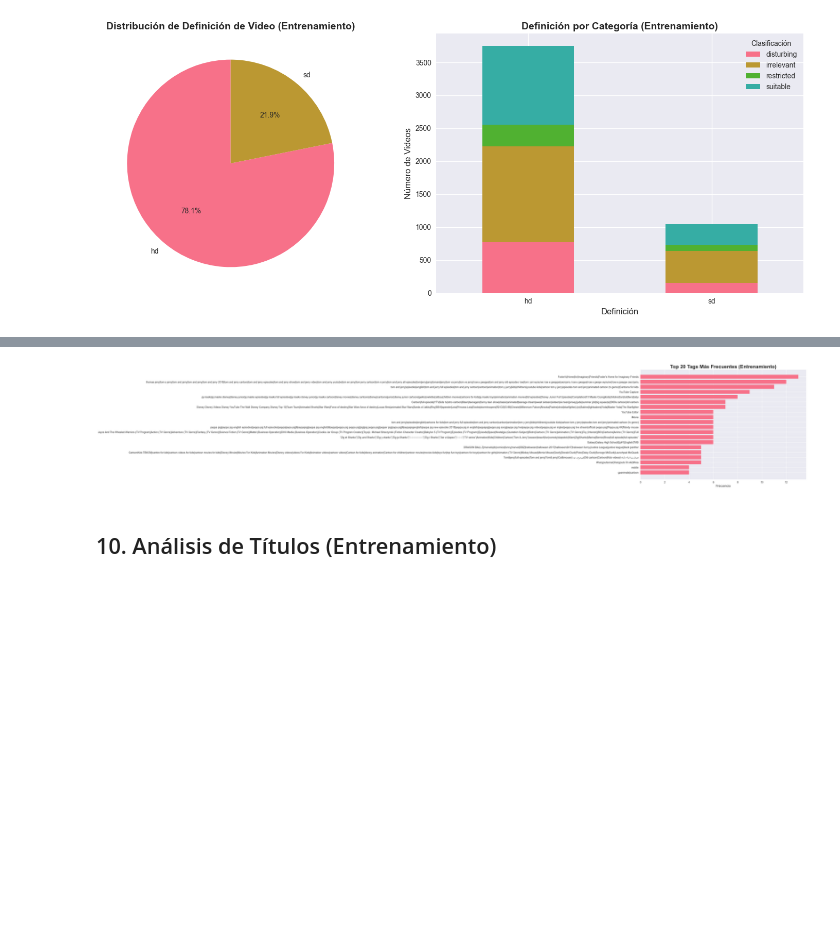
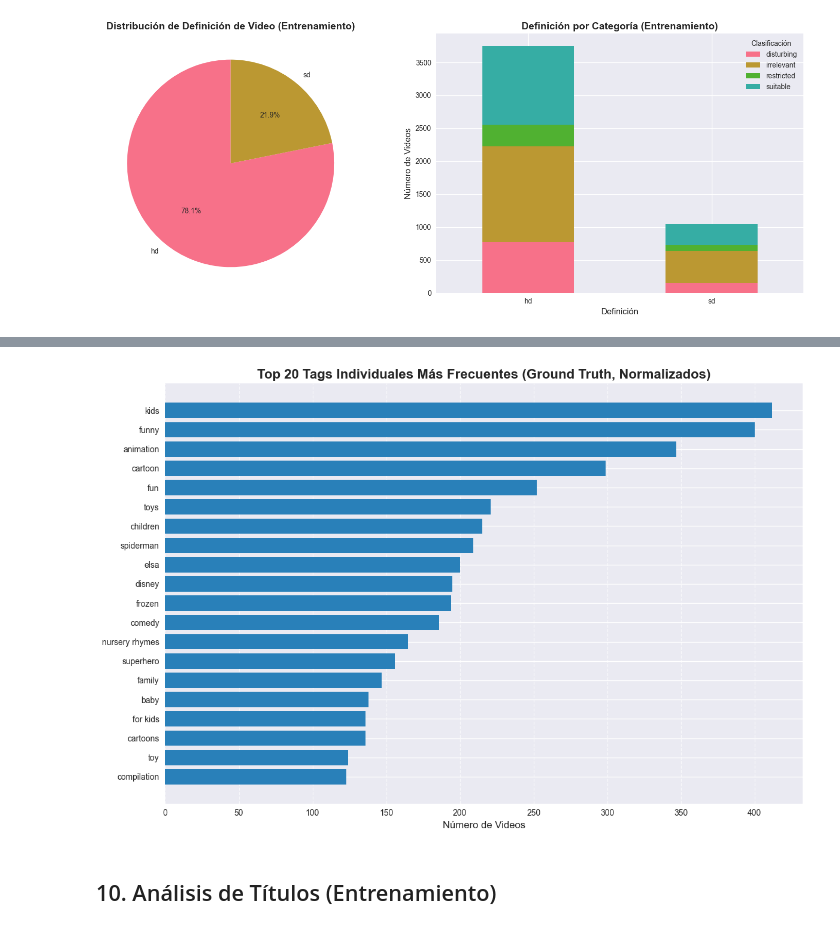
Before and after one commit to ADRIAN0819/Machine-Learning-Proyect, a Jupyter notebook: exploratory_data_analysis/eda_analysis.ipynb, the cells around one changed output, grey strips where cells are left out. Drawn from its saved outputs; the diff is of its cells as text; code cells hidden in the pictures; blank space fills up the shorter version.

```diff
--- a/exploratory_data_analysis/eda_analysis.ipynb
+++ b/exploratory_data_analysis/eda_analysis.ipynb
@@ -437,0 +440,28 @@ Top 20 tags más frecuentes (Dataset de Entrenamiento):
+# %%
+# Top 20 tags individuales más frecuentes (normalizados a minúsculas) y distribución por clase
+tag_rows = []
+for idx, row in df_train.dropna(subset=['tags']).iterrows():
+    tags = list(dict.fromkeys([t.strip().lower() for t in str(row['tags']).split('|') if t.strip()]))
+    for t in tags:
+        tag_rows.append({
+            'video_id': row['video_id'],
+            'channel_id': row['channel_id'],
+            'classification_label': row['classification_label'],
+            'tag': t
+        })
+df_tags_long = pd.DataFrame(tag_rows)
+
+top20_tags = df_tags_long['tag'].value_counts().head(20)
+ct_tags = pd.crosstab(df_tags_long['tag'], df_tags_long['classification_label']).loc[top20_tags.index]
+ct_tags_pct = (ct_tags.div(ct_tags.sum(axis=1), axis=0) * 100).round(1)
+
+tags_summary_df = pd.DataFrame({
+    'Tag': top20_tags.index,
+    'Frecuencia': top20_tags.values,
+    '% Disturbing': ct_tags_pct['disturbing'].values,
+    '% Irrelevant': ct_tags_pct['irrelevant'].values,
+    '% Restricted': ct_tags_pct['restricted'].values,
+    '% Suitable': ct_tags_pct['suitable'].values
+})
+print("Top 20 tags individuales más frecuentes (normalizados a minúsculas) y distribución por clase:")
+print(tags_summary_df.to_string(index=False))
@@ -438,15 +505,16 @@ Top 20 tags más frecuentes (Dataset de Entrenamiento):
 # %%
-# Visualizar top tags
+# Visualizar top 20 tags individuales más frecuentes
 plt.figure(figsize=(12, 8))
-plt.barh(range(len(top_tags)), [tag[1] for tag in top_tags])
-plt.yticks(range(len(top_tags)), [tag[0] for tag in top_tags])
-plt.xlabel('Frecuencia', fontsize=12)
-plt.title('Top 20 Tags Más Frecuentes (Entrenamiento)', fontsize=20, fontweight='bold')
-plt.gca().invert_yaxis()
+plt.barh(range(len(top20_tags)), top20_tags.values[::-1], color='#2980b9')
+plt.yticks(range(len(top20_tags)), top20_tags.index[::-1])
+plt.xlabel('Número de Videos', fontsize=12)
+plt.title('Top 20 Tags Individuales Más Frecuentes (Ground Truth, Normalizados)', fontsize=16, fontweight='bold')
+plt.grid(axis='x', linestyle='--', alpha=0.7)
 plt.tight_layout()
+plt.savefig('images/tags_frecuentes_groundtruth.png', dpi=150, bbox_inches='tight')
 plt.show()
 # %% [output]
-[figure, old version]
+[figure, new version]
 # %% [markdown]
 ## 10. Análisis de Títulos (Entrenamiento)
 # %%
```
Also changed, not shown: parts of 26 cells of this notebook, 1 other file.
